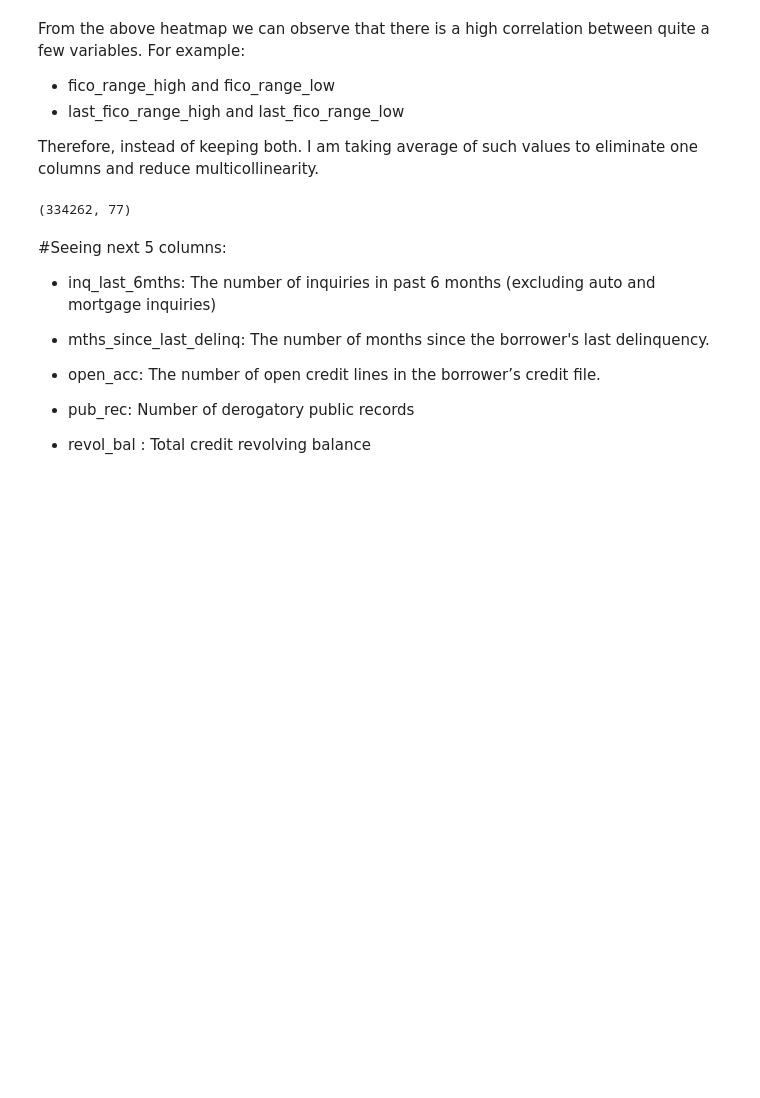
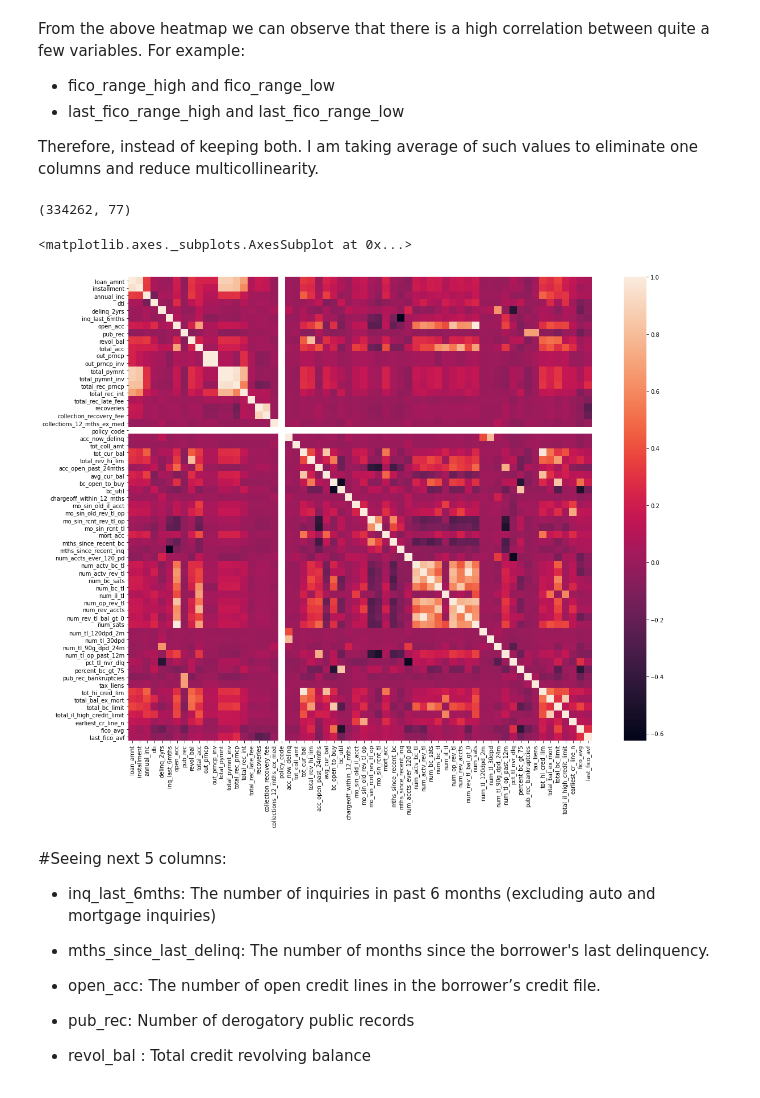
Before and after one commit to solharsh/Lending_Club_Analysis_and_Modeling, a Jupyter notebook: Lending_Club_EDA.ipynb, the cells around one changed output. Saved outputs shown, nothing was run; the diff lists cells and outputs as text; code cells hidden in the pictures; blank space fills up the shorter version.

```diff
--- a/Lending_Club_EDA.ipynb
+++ b/Lending_Club_EDA.ipynb
@@ -490,6 +496,14 @@ df.shape
 # %%
 #Opps. I missed one column.
 df = df.drop(['fico_range_low'],axis=1)
+# %%
+#### Rechecking correlation
+cor = df.corr()
+plt.subplots(figsize=(20,15))
+sns.heatmap(cor, square = True)
+# %% [output]
+<matplotlib.axes._subplots.AxesSubplot at 0x...>
+[figure, added]
 # %% [markdown]
 #Seeing next 5 columns:
 
```
Also changed, not shown: parts of 27 cells of this notebook.
